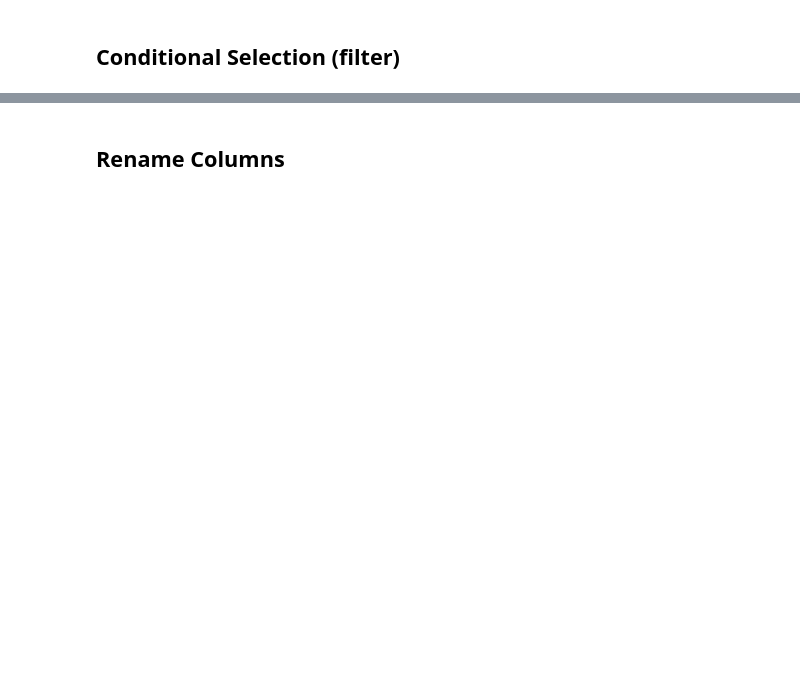
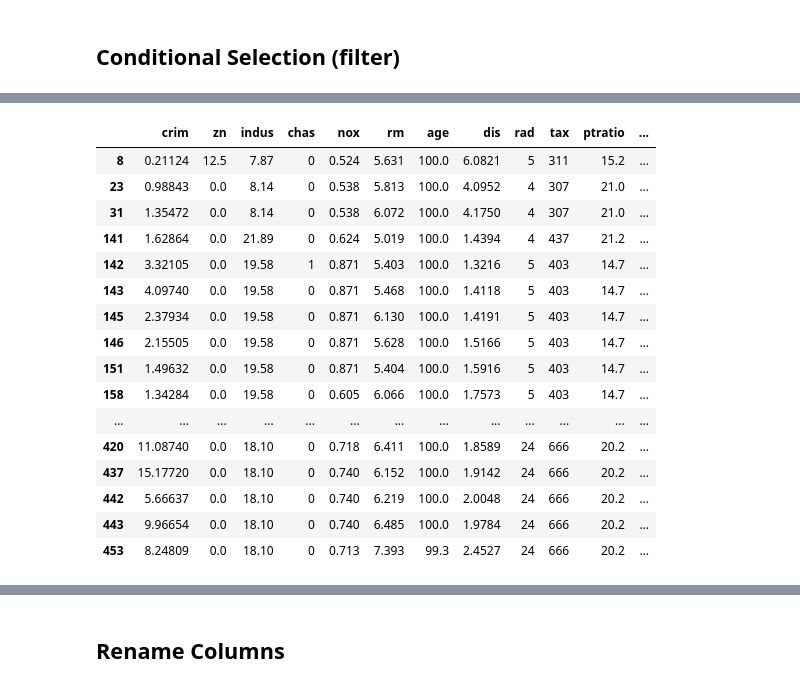
Before and after one commit to alirezasaharkhiz9/python-for-DataAnalysis, a Jupyter notebook: Pandas.ipynb, the cells around one changed output, grey strips where cells are left out. Saved outputs shown, nothing was run; the diff lists cells and outputs as text; code cells hidden in the pictures; blank space fills up the shorter version.

```diff
--- a/Pandas.ipynb
+++ b/Pandas.ipynb
@@ -605,0 +813,20 @@ data.sort_values('crim')
+# %%
+data[data['age'] > 99]
+# %% [output]
+|  | crim | zn | indus | chas | nox | rm | age | dis | rad | tax | ptratio | ... |
+| 8 | 0.21124 | 12.5 | 7.87 | 0 | 0.524 | 5.631 | 100.0 | 6.0821 | 5 | 311 | 15.2 | ... |
+| 23 | 0.98843 | 0.0 | 8.14 | 0 | 0.538 | 5.813 | 100.0 | 4.0952 | 4 | 307 | 21.0 | ... |
+| 31 | 1.35472 | 0.0 | 8.14 | 0 | 0.538 | 6.072 | 100.0 | 4.1750 | 4 | 307 | 21.0 | ... |
+| 141 | 1.62864 | 0.0 | 21.89 | 0 | 0.624 | 5.019 | 100.0 | 1.4394 | 4 | 437 | 21.2 | ... |
+| 142 | 3.32105 | 0.0 | 19.58 | 1 | 0.871 | 5.403 | 100.0 | 1.3216 | 5 | 403 | 14.7 | ... |
+| 143 | 4.09740 | 0.0 | 19.58 | 0 | 0.871 | 5.468 | 100.0 | 1.4118 | 5 | 403 | 14.7 | ... |
+| 145 | 2.37934 | 0.0 | 19.58 | 0 | 0.871 | 6.130 | 100.0 | 1.4191 | 5 | 403 | 14.7 | ... |
+| 146 | 2.15505 | 0.0 | 19.58 | 0 | 0.871 | 5.628 | 100.0 | 1.5166 | 5 | 403 | 14.7 | ... |
+| 151 | 1.49632 | 0.0 | 19.58 | 0 | 0.871 | 5.404 | 100.0 | 1.5916 | 5 | 403 | 14.7 | ... |
+| 158 | 1.34284 | 0.0 | 19.58 | 0 | 0.605 | 6.066 | 100.0 | 1.7573 | 5 | 403 | 14.7 | ... |
+| ... | ... | ... | ... | ... | ... | ... | ... | ... | ... | ... | ... | ... |
+| 420 | 11.08740 | 0.0 | 18.10 | 0 | 0.718 | 6.411 | 100.0 | 1.8589 | 24 | 666 | 20.2 | ... |
+| 437 | 15.17720 | 0.0 | 18.10 | 0 | 0.740 | 6.152 | 100.0 | 1.9142 | 24 | 666 | 20.2 | ... |
+| 442 | 5.66637 | 0.0 | 18.10 | 0 | 0.740 | 6.219 | 100.0 | 2.0048 | 24 | 666 | 20.2 | ... |
+| 443 | 9.96654 | 0.0 | 18.10 | 0 | 0.740 | 6.485 | 100.0 | 1.9784 | 24 | 666 | 20.2 | ... |
+| 453 | 8.24809 | 0.0 | 18.10 | 0 | 0.713 | 7.393 | 99.3 | 2.4527 | 24 | 666 | 20.2 | ... |
```
Also changed, not shown: parts of 54 cells of this notebook.
